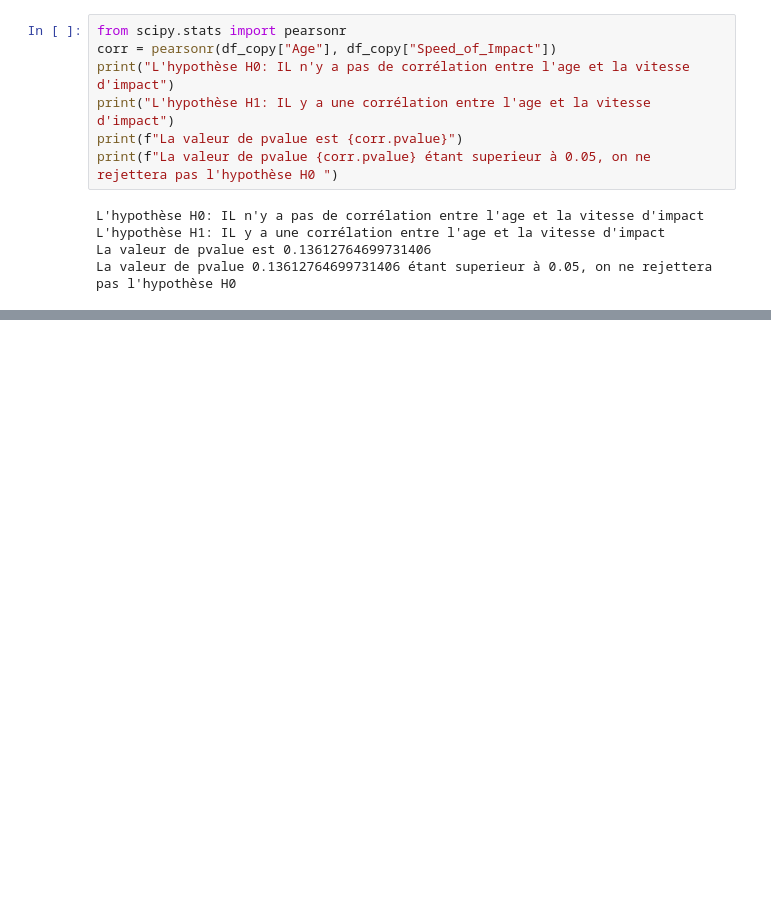
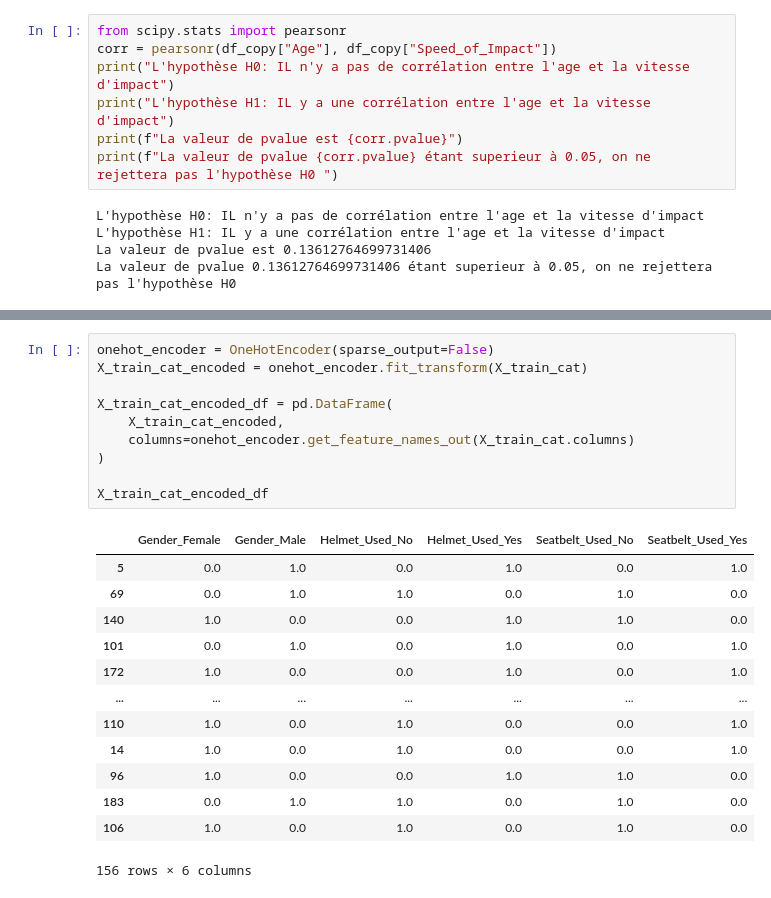
Before and after one commit to lathiam/Learning-Lab-Projet, a Jupyter notebook: Notebook.ipynb, the cells around one changed output, grey strips where cells are left out. Drawn from its saved outputs; the diff is of its cells as text; blank space fills up the shorter version.

```diff
--- a/Notebook.ipynb
+++ b/Notebook.ipynb
@@ -299,0 +347,24 @@ La valeur de pvalue 0.13612764699731406 étant superieur à 0.05, on ne rejetter
+# %%
+onehot_encoder = OneHotEncoder(sparse_output=False)
+X_train_cat_encoded = onehot_encoder.fit_transform(X_train_cat)
+
+X_train_cat_encoded_df = pd.DataFrame(
+    X_train_cat_encoded,
+    columns=onehot_encoder.get_feature_names_out(X_train_cat.columns)
+)
+
+X_train_cat_encoded_df
+# %% [output]
+|  | Gender_Female | Gender_Male | Helmet_Used_No | Helmet_Used_Yes | Seatbelt_Used_No | Seatbelt_Used_Yes |
+| 5 | 0.0 | 1.0 | 0.0 | 1.0 | 0.0 | 1.0 |
+| 69 | 0.0 | 1.0 | 1.0 | 0.0 | 1.0 | 0.0 |
+| 140 | 1.0 | 0.0 | 0.0 | 1.0 | 1.0 | 0.0 |
+| 101 | 0.0 | 1.0 | 0.0 | 1.0 | 0.0 | 1.0 |
+| 172 | 1.0 | 0.0 | 0.0 | 1.0 | 0.0 | 1.0 |
+| ... | ... | ... | ... | ... | ... | ... |
+| 110 | 1.0 | 0.0 | 1.0 | 0.0 | 0.0 | 1.0 |
+| 14 | 1.0 | 0.0 | 1.0 | 0.0 | 0.0 | 1.0 |
+| 96 | 1.0 | 0.0 | 0.0 | 1.0 | 1.0 | 0.0 |
+| 183 | 0.0 | 1.0 | 1.0 | 0.0 | 1.0 | 0.0 |
+| 106 | 1.0 | 0.0 | 1.0 | 0.0 | 1.0 | 0.0 |
+156 rows × 6 columns
```
Also changed, not shown: parts of 17 cells of this notebook, 1 other file.
